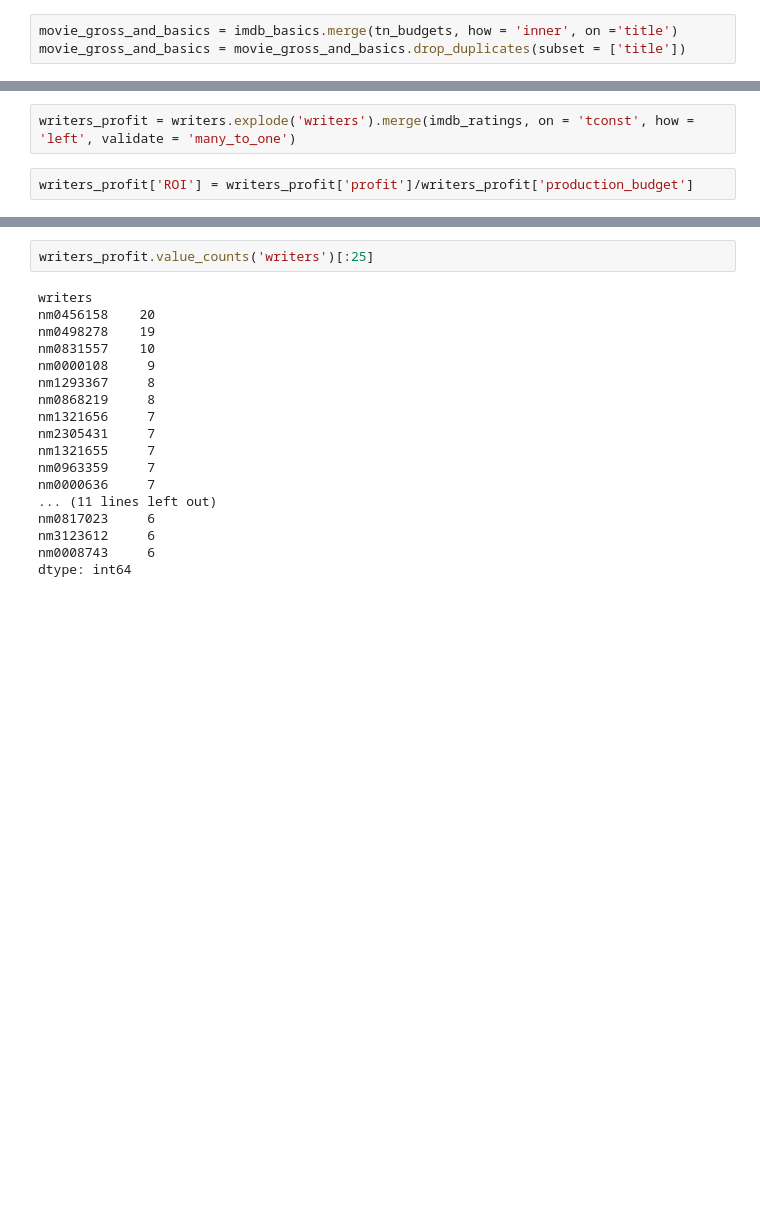
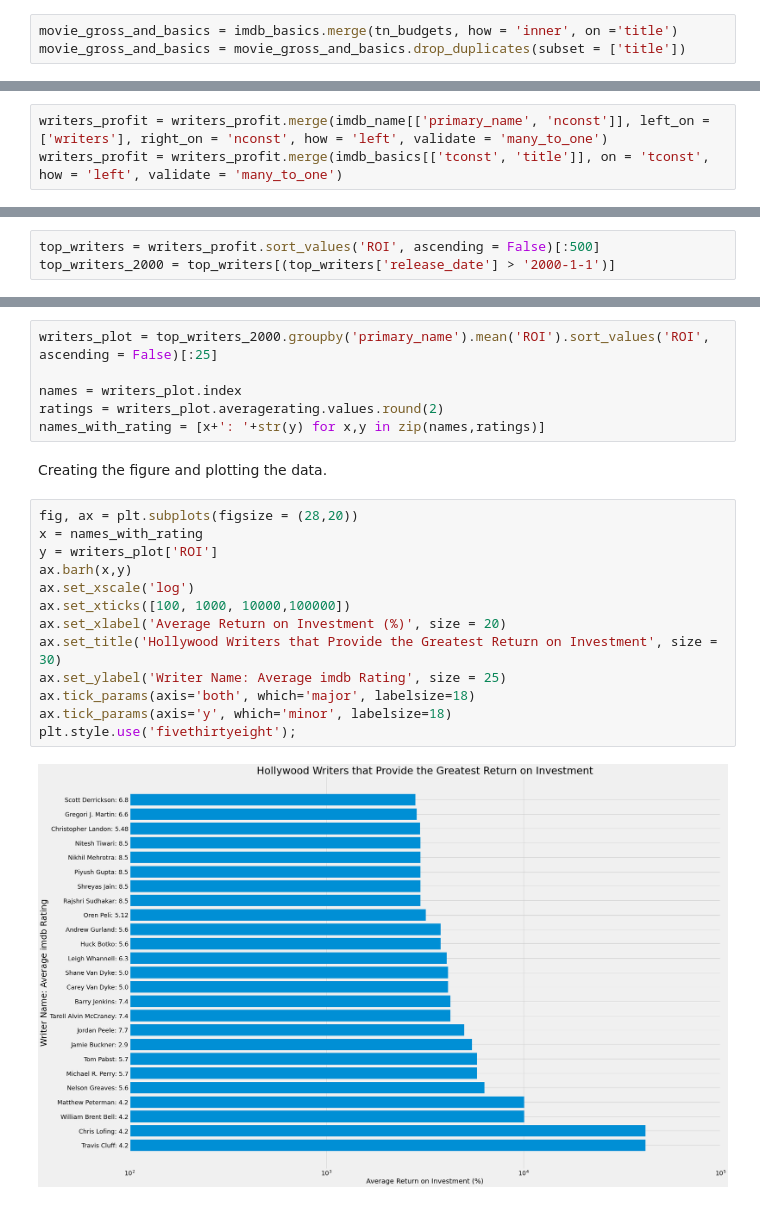
Before and after one commit to zach-hanly/microsoft_movie_project, a Jupyter notebook: tj/Workbook.ipynb, the cells around one changed output, grey strips where cells are left out. Cells and saved outputs as stored; diff of their text form; blank space fills up the shorter version.

Commit message:
Analyze and Plot Data

```diff
--- a/tj/Workbook.ipynb
+++ b/tj/Workbook.ipynb
@@ -202,4 +64,3 @@ writers = imdb_crew.assign(writers = lambda x :imdb_crew['writers'].str.split(',
 # %%
-writers_profit = writers.explode('writers').merge(imdb_ratings, on = 'tconst', how = 'left', validate = 'many_to_one')
+writers_profit = writers_profit.merge(imdb_name[['primary_name', 'nconst']], left_on = ['writers'], right_on = 'nconst', how = 'left', validate = 'many_to_one')
+writers_profit = writers_profit.merge(imdb_basics[['tconst', 'title']], on = 'tconst', how = 'left', validate = 'many_to_one')
-# %%
-writers_profit['ROI'] = writers_profit['profit']/writers_profit['production_budget']
@@ -239 +69,4 @@ writers_profit.groupby(['writers']).sum('profit')
+# %%
+top_writers = writers_profit.sort_values('ROI', ascending = False)[:500]
+top_writers_2000 = top_writers[(top_writers['release_date'] > '2000-1-1')]
 # %%
@@ -262,20 +74,23 @@ top_writers
-# %%
-writers_profit.value_counts('writers')[:25]
-# %% [output]
-writers
-nm0456158    20
-nm0498278    19
-nm0831557    10
-nm0000108     9
-nm1293367     8
-nm0868219     8
-nm1321656     7
-nm2305431     7
-nm1321655     7
-nm0963359     7
-nm0000636     7
-... (11 lines left out)
-nm0817023     6
-nm3123612     6
-nm0008743     6
-dtype: int64
+# %%
+writers_plot = top_writers_2000.groupby('primary_name').mean('ROI').sort_values('ROI', ascending = False)[:25]
+
+names = writers_plot.index
+ratings = writers_plot.averagerating.values.round(2)
+names_with_rating = [x+': '+str(y) for x,y in zip(names,ratings)]
+# %% [markdown]
+Creating the figure and plotting the data.
+# %%
+fig, ax = plt.subplots(figsize = (28,20))
+x = names_with_rating
+y = writers_plot['ROI']
+ax.barh(x,y)
+ax.set_xscale('log')
+ax.set_xticks([100, 1000, 10000,100000])
+ax.set_xlabel('Average Return on Investment (%)', size = 20)
+ax.set_title('Hollywood Writers that Provide the Greatest Return on Investment', size = 30)
+ax.set_ylabel('Writer Name: Average imdb Rating', size = 25)
+ax.tick_params(axis='both', which='major', labelsize=18)
+ax.tick_params(axis='y', which='minor', labelsize=18)
+plt.style.use('fivethirtyeight');
+# %% [output]
+[figure, added]
```
Also changed, not shown: parts of 23 cells of this notebook.
